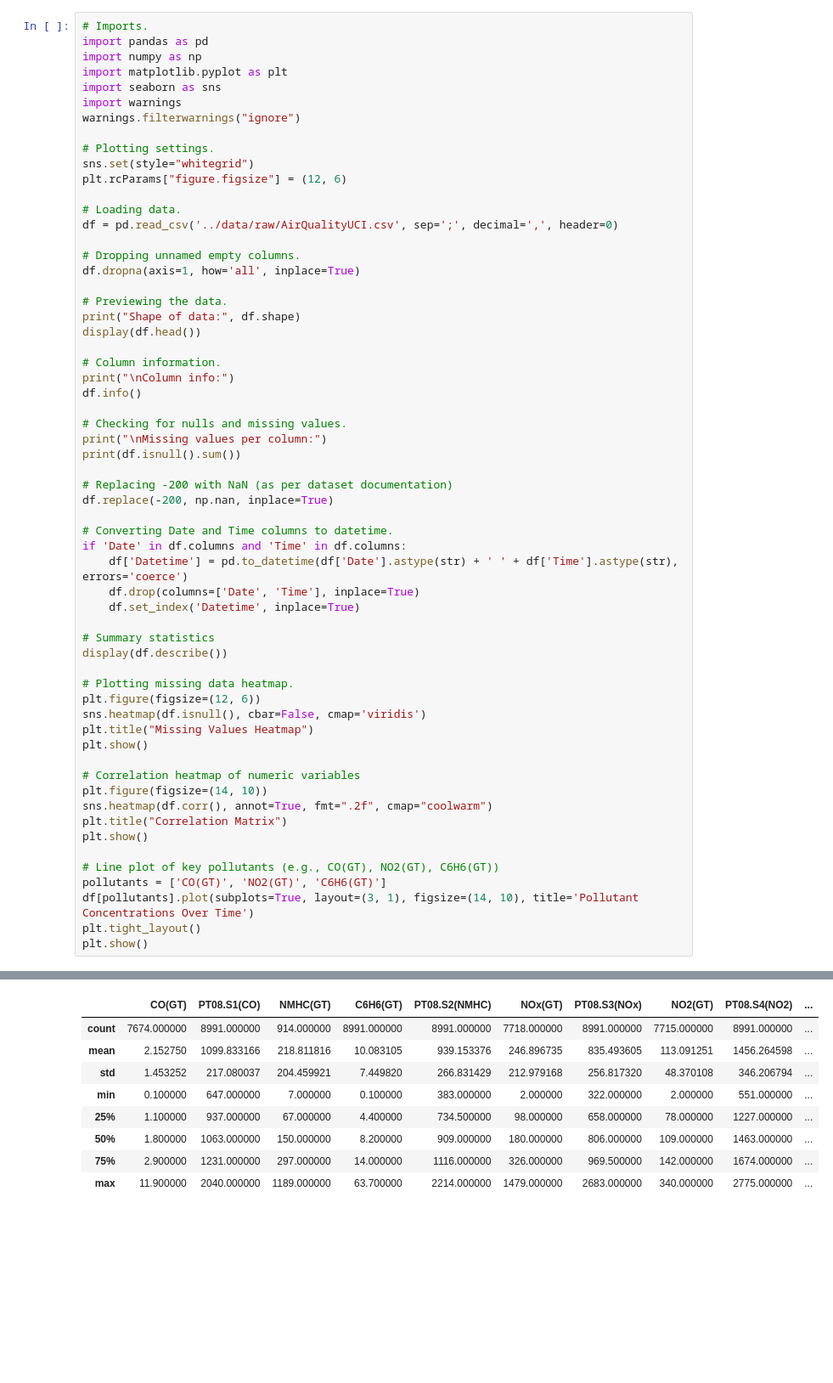
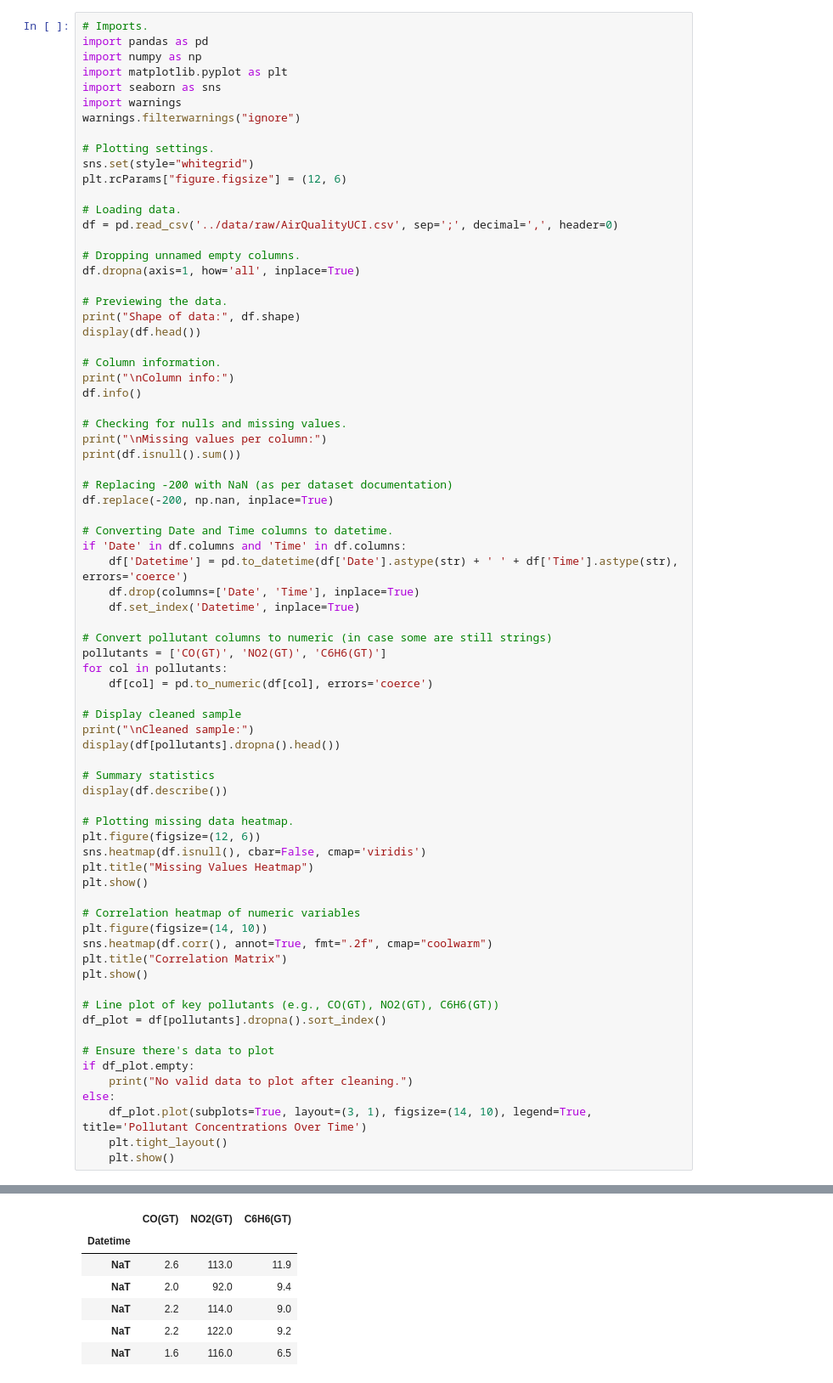
Before and after one commit to NathanOpira/Air-Quality-Analysis, a Jupyter notebook: notebooks/eda.ipynb, the cells around one changed output, grey strips where cells are left out. Shown: that part at 85% size. Saved outputs shown, nothing was run; the diff lists cells and outputs as text; blank space fills up the shorter version.

```diff
--- a/notebooks/eda.ipynb
+++ b/notebooks/eda.ipynb
@@ -38,6 +38,15 @@ if 'Date' in df.columns and 'Time' in df.columns:
     df.drop(columns=['Date', 'Time'], inplace=True)
     df.set_index('Datetime', inplace=True)
 
+# Convert pollutant columns to numeric (in case some are still strings)
+pollutants = ['CO(GT)', 'NO2(GT)', 'C6H6(GT)']
+for col in pollutants:
+    df[col] = pd.to_numeric(df[col], errors='coerce')
+
+# Display cleaned sample
+print("\nCleaned sample:")
+display(df[pollutants].dropna().head())
+
 # Summary statistics
 display(df.describe())
 
@@ -54,10 +63,15 @@ plt.title("Correlation Matrix")
 plt.show()
 
 # Line plot of key pollutants (e.g., CO(GT), NO2(GT), C6H6(GT))
-pollutants = ['CO(GT)', 'NO2(GT)', 'C6H6(GT)']
-df[pollutants].plot(subplots=True, layout=(3, 1), figsize=(14, 10), title='Pollutant Concentrations Over Time')
-plt.tight_layout()
-plt.show()
+df_plot = df[pollutants].dropna().sort_index()
+
+# Ensure there's data to plot
+if df_plot.empty:
+    print("No valid data to plot after cleaning.")
+else:
+    df_plot.plot(subplots=True, layout=(3, 1), figsize=(14, 10), legend=True, title='Pollutant Concentrations Over Time')
+    plt.tight_layout()
+    plt.show()
 # %% [output]
 Shape of data: (9471, 15)
 |  | Date | Time | CO(GT) | PT08.S1(CO) | NMHC(GT) | C6H6(GT) | PT08.S2(NMHC) | NOx(GT) | PT08.S3(NOx) | ... |
@@ -86,9 +100,7 @@ dtype: int64
-|  | CO(GT) | PT08.S1(CO) | NMHC(GT) | C6H6(GT) | PT08.S2(NMHC) | NOx(GT) | PT08.S3(NOx) | NO2(GT) | PT08.S4(NO2) | ... |
-| count | 7674.000000 | 8991.000000 | 914.000000 | 8991.000000 | 8991.000000 | 7718.000000 | 8991.000000 | 7715.000000 | 8991.000000 | ... |
-| mean | 2.152750 | 1099.833166 | 218.811816 | 10.083105 | 939.153376 | 246.896735 | 835.493605 | 113.091251 | 1456.264598 | ... |
-| std | 1.453252 | 217.080037 | 204.459921 | 7.449820 | 266.831429 | 212.979168 | 256.817320 | 48.370108 | 346.206794 | ... |
-| min | 0.100000 | 647.000000 | 7.000000 | 0.100000 | 383.000000 | 2.000000 | 322.000000 | 2.000000 | 551.000000 | ... |
-| 25% | 1.100000 | 937.000000 | 67.000000 | 4.400000 | 734.500000 | 98.000000 | 658.000000 | 78.000000 | 1227.000000 | ... |
-| 50% | 1.800000 | 1063.000000 | 150.000000 | 8.200000 | 909.000000 | 180.000000 | 806.000000 | 109.000000 | 1463.000000 | ... |
-| 75% | 2.900000 | 1231.000000 | 297.000000 | 14.000000 | 1116.000000 | 326.000000 | 969.500000 | 142.000000 | 1674.000000 | ... |
-| max | 11.900000 | 2040.000000 | 1189.000000 | 63.700000 | 2214.000000 | 1479.000000 | 2683.000000 | 340.000000 | 2775.000000 | ... |
+|  | CO(GT) | NO2(GT) | C6H6(GT) |
+| Datetime |  |  |  |
+| NaT | 2.6 | 113.0 | 11.9 |
+| NaT | 2.0 | 92.0 | 9.4 |
+| NaT | 2.2 | 114.0 | 9.0 |
+| NaT | 2.2 | 122.0 | 9.2 |
+| NaT | 1.6 | 116.0 | 6.5 |
```
Also changed, not shown: parts of 1 cell of this notebook, 2 other files.
